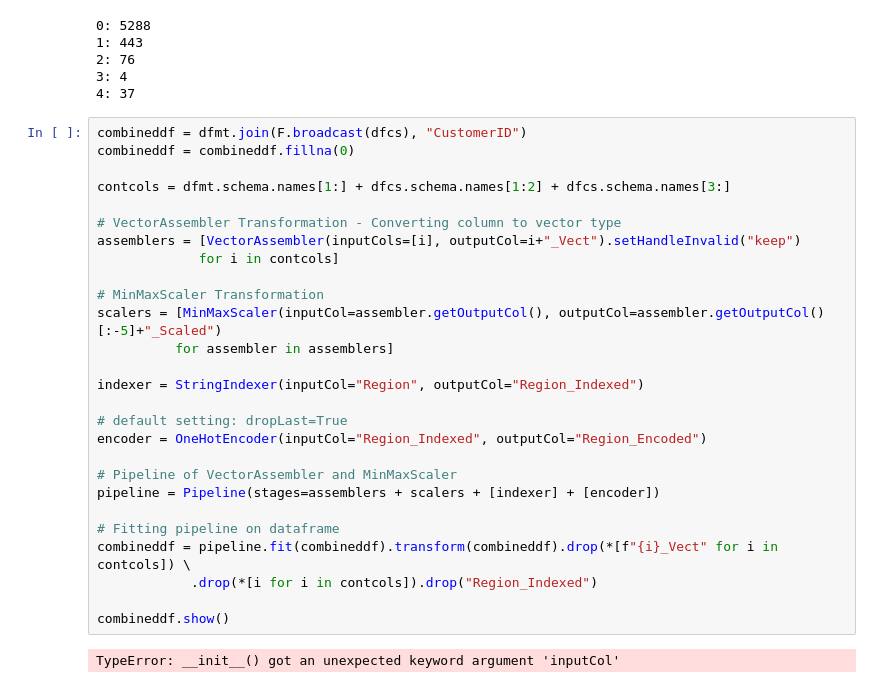
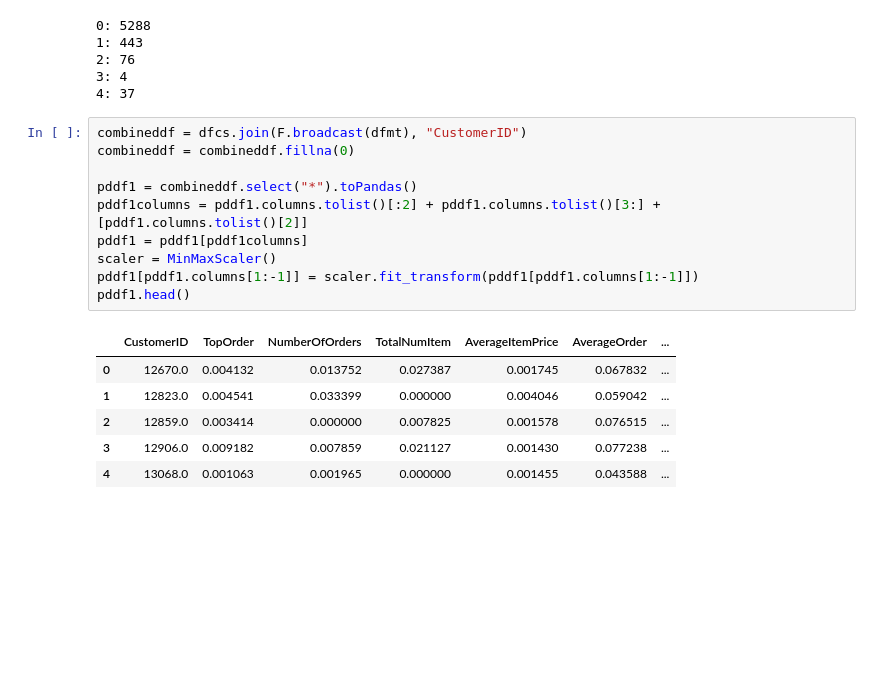
Before and after one commit to thomsu/Online_Retail_w_PySpark, a Jupyter notebook: Online_Retail_w_PySpark.ipynb, the cells around one changed output. Saved outputs shown, nothing was run; the diff lists cells and outputs as text; blank space fills up the shorter version.

```diff
--- a/Online_Retail_w_PySpark.ipynb
+++ b/Online_Retail_w_PySpark.ipynb
@@ -1122,32 +1152,20 @@ for c in range(5):
 2: 76
 3: 4
 4: 37
-# %%
-combineddf = dfmt.join(F.broadcast(dfcs), "CustomerID")
-combineddf = combineddf.fillna(0)
-
-contcols = dfmt.schema.names[1:] + dfcs.schema.names[1:2] + dfcs.schema.names[3:]
-
-# VectorAssembler Transformation - Converting column to vector type
-assemblers = [VectorAssembler(inputCols=[i], outputCol=i+"_Vect").setHandleInvalid("keep")
-             for i in contcols]
-
-# MinMaxScaler Transformation
-scalers = [MinMaxScaler(inputCol=assembler.getOutputCol(), outputCol=assembler.getOutputCol()[:-5]+"_Scaled")
-          for assembler in assemblers]
-
-indexer = StringIndexer(inputCol="Region", outputCol="Region_Indexed")
-
-# default setting: dropLast=True
-encoder = OneHotEncoder(inputCol="Region_Indexed", outputCol="Region_Encoded")
-
-# Pipeline of VectorAssembler and MinMaxScaler
-pipeline = Pipeline(stages=assemblers + scalers + [indexer] + [encoder])
-
-# Fitting pipeline on dataframe
-combineddf = pipeline.fit(combineddf).transform(combineddf).drop(*[f"{i}_Vect" for i in contcols]) \
-            .drop(*[i for i in contcols]).drop("Region_Indexed")
-
-combineddf.show()
-# %% [output]
-TypeError: __init__() got an unexpected keyword argument 'inputCol'
+# %%
+combineddf = dfcs.join(F.broadcast(dfmt), "CustomerID")
+combineddf = combineddf.fillna(0)
+
+pddf1 = combineddf.select("*").toPandas()
+pddf1columns = pddf1.columns.tolist()[:2] + pddf1.columns.tolist()[3:] + [pddf1.columns.tolist()[2]]
+pddf1 = pddf1[pddf1columns]
+scaler = MinMaxScaler()
+pddf1[pddf1.columns[1:-1]] = scaler.fit_transform(pddf1[pddf1.columns[1:-1]])
+pddf1.head()
+# %% [output]
+|  | CustomerID | TopOrder | NumberOfOrders | TotalNumItem | AverageItemPrice | AverageOrder | ... |
+| 0 | 12670.0 | 0.004132 | 0.013752 | 0.027387 | 0.001745 | 0.067832 | ... |
+| 1 | 12823.0 | 0.004541 | 0.033399 | 0.000000 | 0.004046 | 0.059042 | ... |
+| 2 | 12859.0 | 0.003414 | 0.000000 | 0.007825 | 0.001578 | 0.076515 | ... |
+| 3 | 12906.0 | 0.009182 | 0.007859 | 0.021127 | 0.001430 | 0.077238 | ... |
+| 4 | 13068.0 | 0.001063 | 0.001965 | 0.000000 | 0.001455 | 0.043588 | ... |
```
Also changed, not shown: parts of 40 cells of this notebook.
